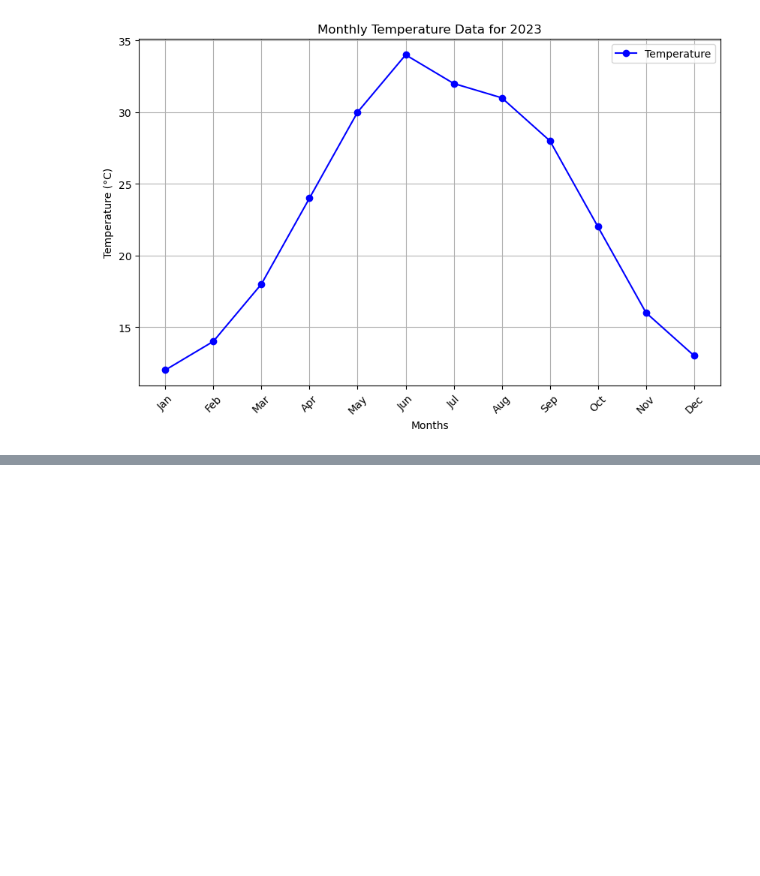
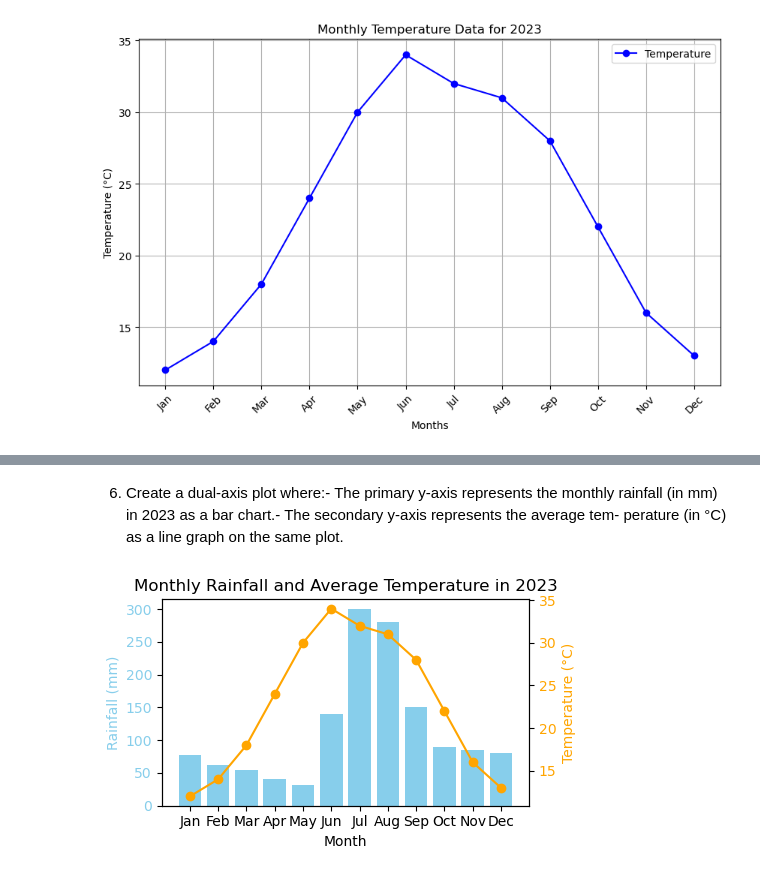
Before and after one commit to omkcan/DV, a Jupyter notebook: lab3.ipynb, the cells around one changed output, grey strips where cells are left out. Saved outputs shown, nothing was run; the diff lists cells and outputs as text; code cells hidden in the pictures; blank space fills up the shorter version.

```diff
--- a/lab3.ipynb
+++ b/lab3.ipynb
@@ -132,0 +168,21 @@ plt.show()
+# %% [markdown]
+6. Create a dual-axis plot where:- The primary y-axis represents the monthly rainfall
+(in mm) in 2023 as a bar chart.- The secondary y-axis represents the average tem-
+perature (in °C) as a line graph on the same plot.
+# %%
+months = ['Jan','Feb','Mar','Apr','May','Jun','Jul','Aug','Sep','Oct','Nov','Dec']
+rainfall = [78, 62, 55, 41, 32, 140, 300, 280, 150, 90, 85, 80] # in mm
+temperature = [12, 14, 18, 24, 30, 34, 32, 31, 28, 22, 16, 13] # in °C
+fig, ax1 = plt.subplots(figsize=(5,3))
+ax1.bar(months, rainfall, color='skyblue', label='Rainfall (mm)')
+ax1.set_xlabel('Month')
+ax1.set_ylabel('Rainfall (mm)', color='skyblue')
+ax1.tick_params(axis='y', labelcolor='skyblue')
+ax2 = ax1.twinx()
+ax2.plot(months, temperature, color='orange', marker='o', label='Temperature(°C)')
+ax2.set_ylabel('Temperature (°C)', color='orange')
+ax2.tick_params(axis='y', labelcolor='orange')
+plt.title('Monthly Rainfall and Average Temperature in 2023')
+fig.tight_layout()
+# %% [output]
+[figure, added]
```
Also changed, not shown: parts of 8 cells of this notebook.
